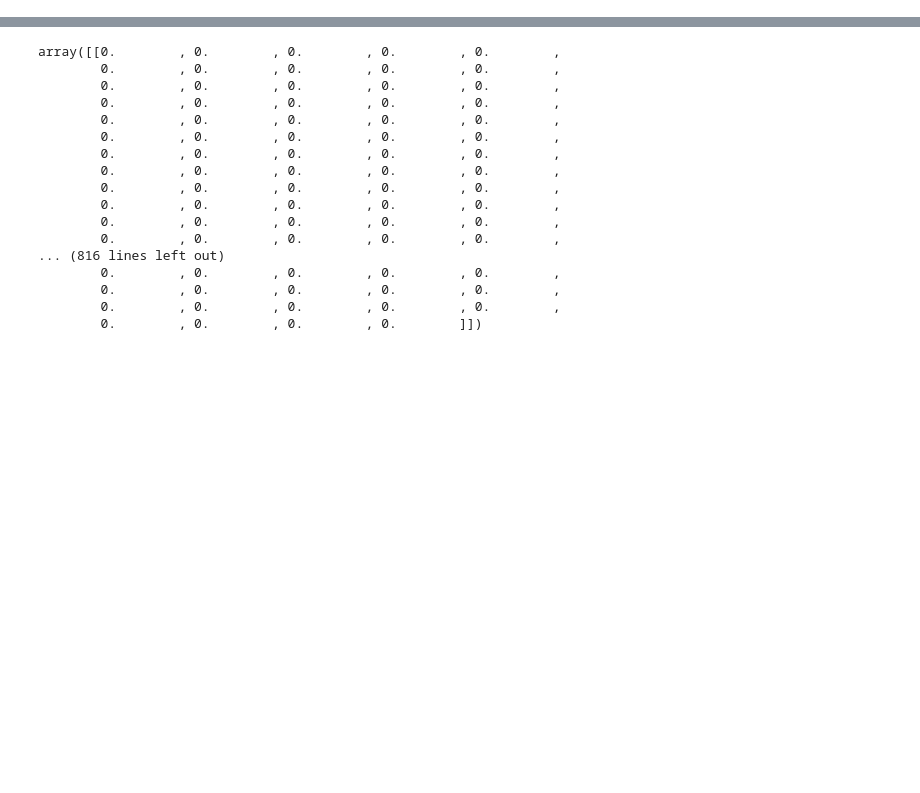
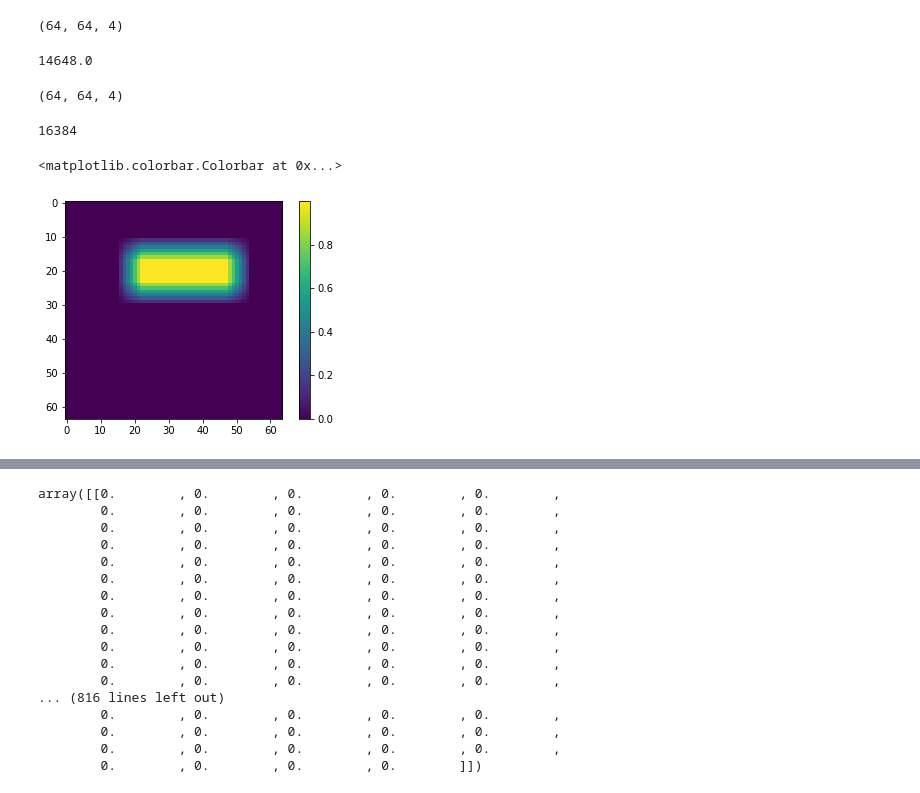
Before and after one commit to filipovskid/image-inpainting, a Jupyter notebook: src/playground.ipynb, the cells around one changed output, grey strips where cells are left out. Cells and saved outputs as stored; diff of their text form; code cells hidden in the pictures; blank space fills up the shorter version.

```diff
--- a/src/playground.ipynb
+++ b/src/playground.ipynb
@@ -96,5 +113,25 @@ plt.imshow(apply_mask(img, mask))
+# %%
+img.shape
+# %% [output]
+(64, 64, 4)
+# %%
+np.sum(mask)
+# %% [output]
+14648.0
+# %%
+mask.shape
+# %% [output]
+(64, 64, 4)
+# %%
+64*64*4
+# %% [output]
+16384
 # %%
 w = create_importance_weights(mask, 7)
+plt.colorbar()
+# %% [output]
+<matplotlib.colorbar.Colorbar at 0x...>
+[figure, added]
 # %%
 plt.imshow(w)
 plt.colorbar()
```
Also changed, not shown: parts of 27 cells of this notebook, 4 other files.
